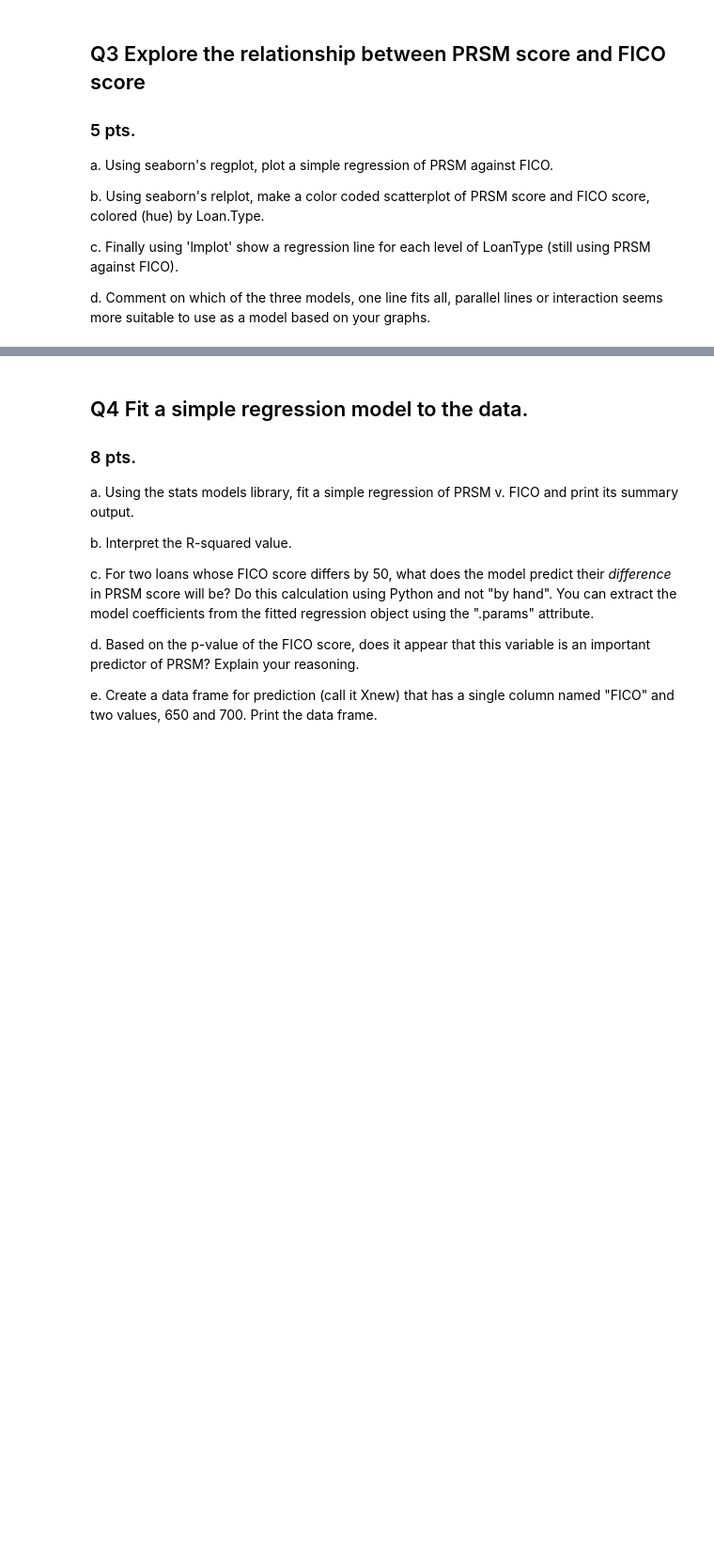
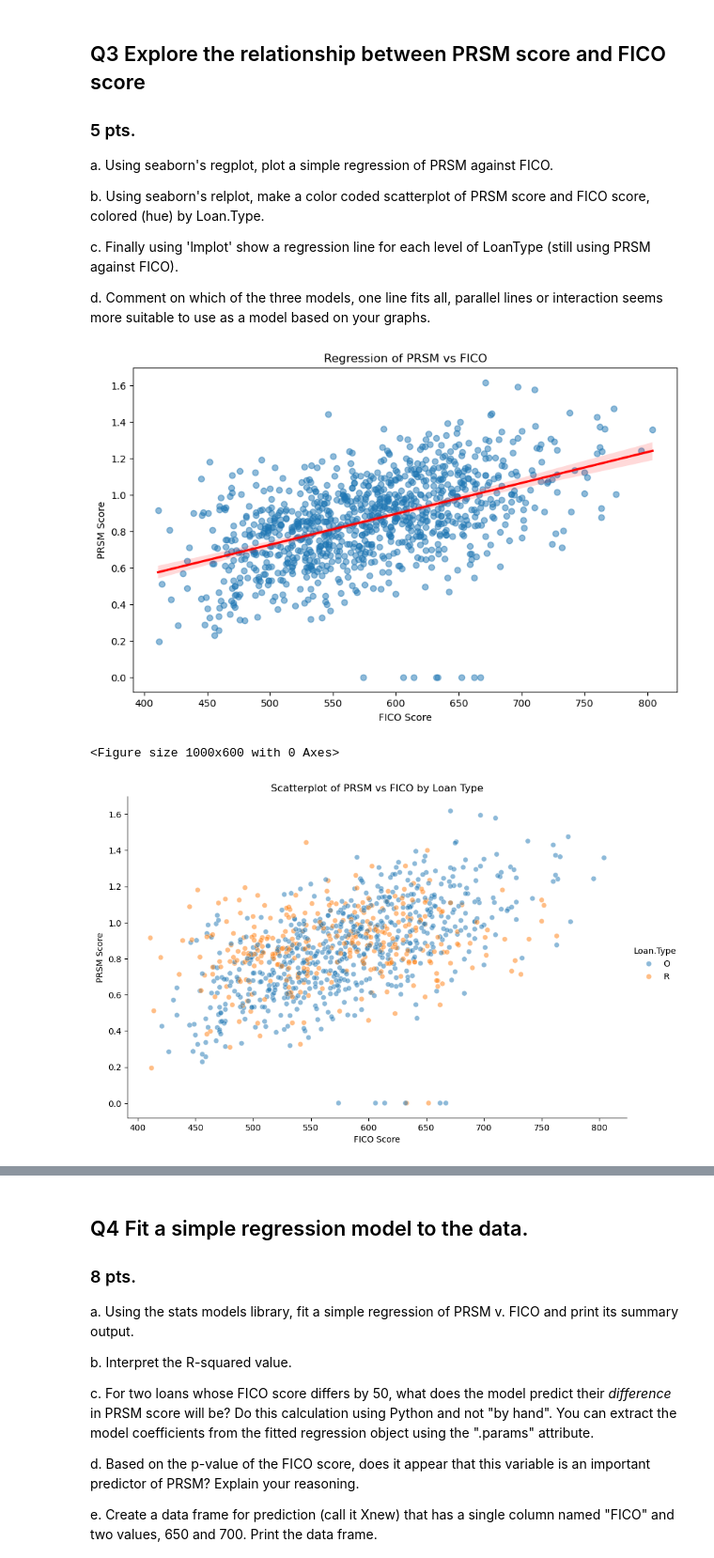
Before and after one commit to vidursaigal/STAT4770-Homework, a Jupyter notebook: CB_04.ipynb, the cells around one changed output, grey strips where cells are left out. Shown: that part at 94% size. Drawn from its saved outputs; the diff is of its cells as text; code cells hidden in the pictures; blank space fills up the shorter version.

```diff
--- a/CB_04.ipynb
+++ b/CB_04.ipynb
@@ -72,0 +103,42 @@ d. Comment on which of the three models, one line fits all, parallel lines or in
+# %%
+# Q3 code goes here
+
+#3a. (1pt.)
+plt.figure(figsize=(10, 6))
+sns.regplot(x='FICO', y='PRSM', data=prsm_data, scatter_kws={'alpha': 0.5}, line_kws={'color': 'red'})
+plt.title('Regression of PRSM vs FICO')
+plt.xlabel('FICO Score')
+plt.ylabel('PRSM Score')
+plt.show()
+
+#3b. (1pt.)
+plt.figure(figsize=(10, 6))
+sns.relplot(x='FICO', y='PRSM', hue='Loan.Type', data=prsm_data, kind='scatter', alpha=0.5, height=6, aspect=1.5)
+plt.title('Scatterplot of PRSM vs FICO by Loan Type')
+plt.xlabel('FICO Score')
+plt.ylabel('PRSM Score')
+plt.show()
+
+#3c. (2pts.)
+sns.lmplot(x='FICO', y='PRSM', hue='Loan.Type', data=prsm_data, height=6, aspect=1.5)
+plt.title('Regression Lines of PRSM vs FICO by Loan Type')
+plt.xlabel('FICO Score')
+plt.ylabel('PRSM Score')
+plt.show()
+
+#3d. (1pt.) Your comment here.
+# - The simple regression plot (3a) suggests a positive relationship between PRSM and FICO,
+#   but it oversimplifies the relationship by assuming a single trend for all data points.
+# - The scatterplot (3b) highlights variation in PRSM and FICO by Loan.Type, with some clear
+#   distinctions in the distribution of points between the two loan types.
+# - The regression plot for each Loan.Type (3c) reveals that the relationship between PRSM and FICO
+#   differs for the two Loan.Type categories:
+#   - Loan.Type "O" has a stronger positive relationship between PRSM and FICO compared to Loan.Type "R".
+#   - This indicates that an interaction model (where slopes are different for Loan.Type categories)
+#     may be the most suitable for capturing these differences.
+# - Overall, the interaction model appears more appropriate than the single-line or parallel-lines model
+#   based on the observed differences in slopes for each Loan.Type.
+# %% [output]
+[figure, added]
+<Figure size 1000x600 with 0 Axes>
+[figure, added]
```
Also changed, not shown: parts of 5 cells of this notebook.
